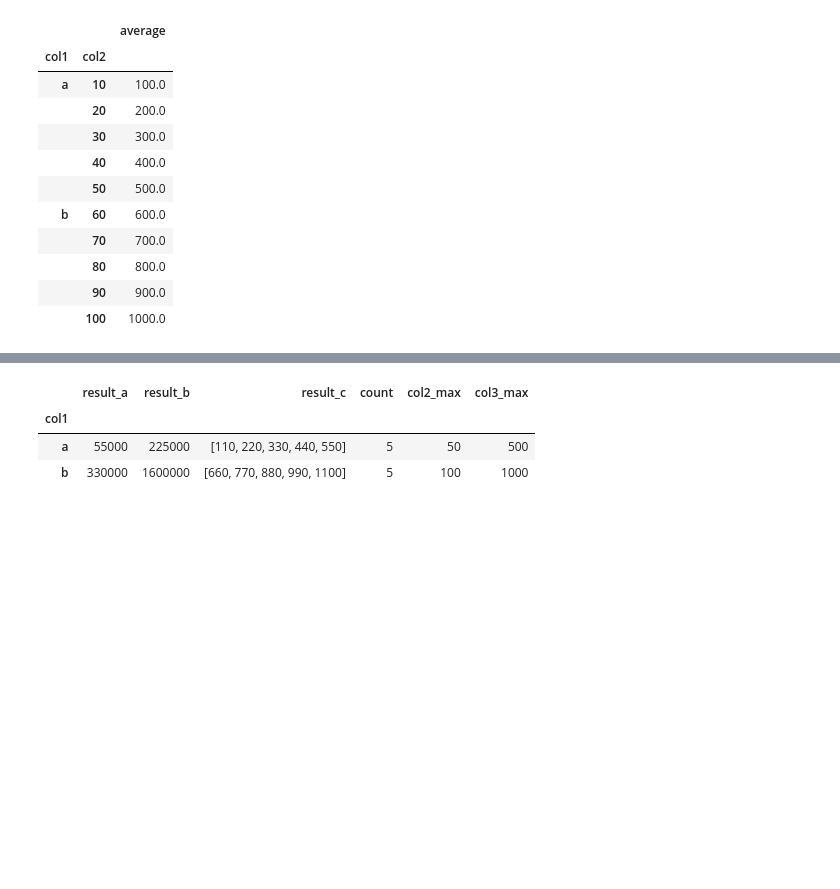
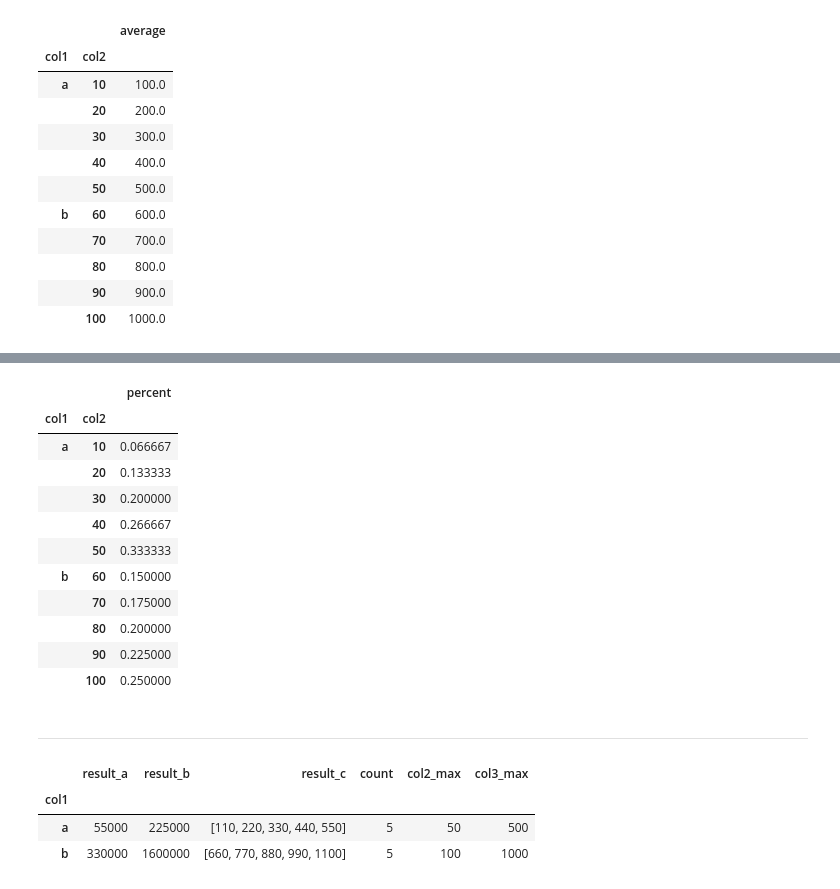
Before and after one commit to shane-kercheval/python-examples, a Jupyter notebook: examples/Pandas & Plotting Examples.ipynb, the cells around one changed output, grey strips where cells are left out. Cells and saved outputs as stored; diff of their text form; code cells hidden in the pictures; blank space fills up the shorter version.

```diff
--- a/examples/Pandas & Plotting Examples.ipynb
+++ b/examples/Pandas & Plotting Examples.ipynb
@@ -470,3 +493,24 @@ data.groupby(['col1', 'col2']).agg(average = ('col3', lambda x: np.mean(x)))
+# %%
+group_percent = group_count.\
+    groupby('col1').\
+    apply(lambda x: x / x.sum()).\
+    rename(columns={'count': 'percent'})
+group_percent
+# %% [output]
+|  |  | percent |
+| col1 | col2 |  |
+| a | 10 | 0.066667 |
+|  | 20 | 0.133333 |
+|  | 30 | 0.200000 |
+|  | 40 | 0.266667 |
+|  | 50 | 0.333333 |
+| b | 60 | 0.150000 |
+|  | 70 | 0.175000 |
+|  | 80 | 0.200000 |
+|  | 90 | 0.225000 |
+|  | 100 | 0.250000 |
+# %% [markdown]
+---
 # %%
 def f(x):
     d = {}
```
Also changed, not shown: parts of 5 cells of this notebook.
